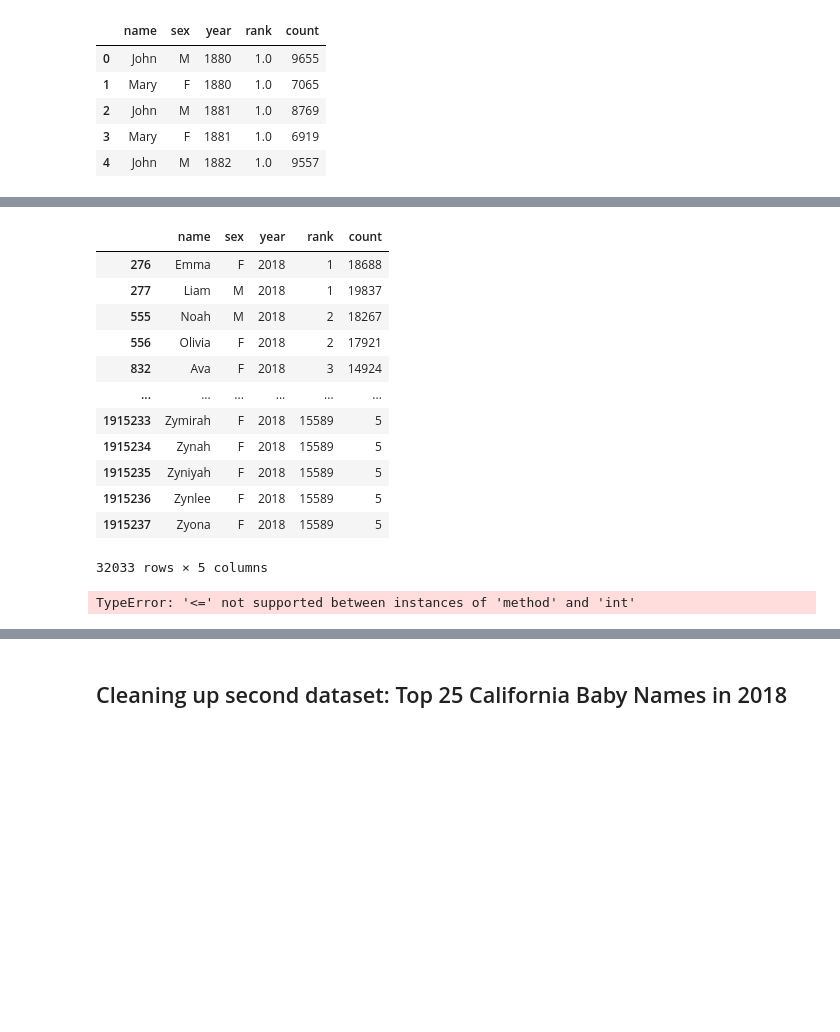
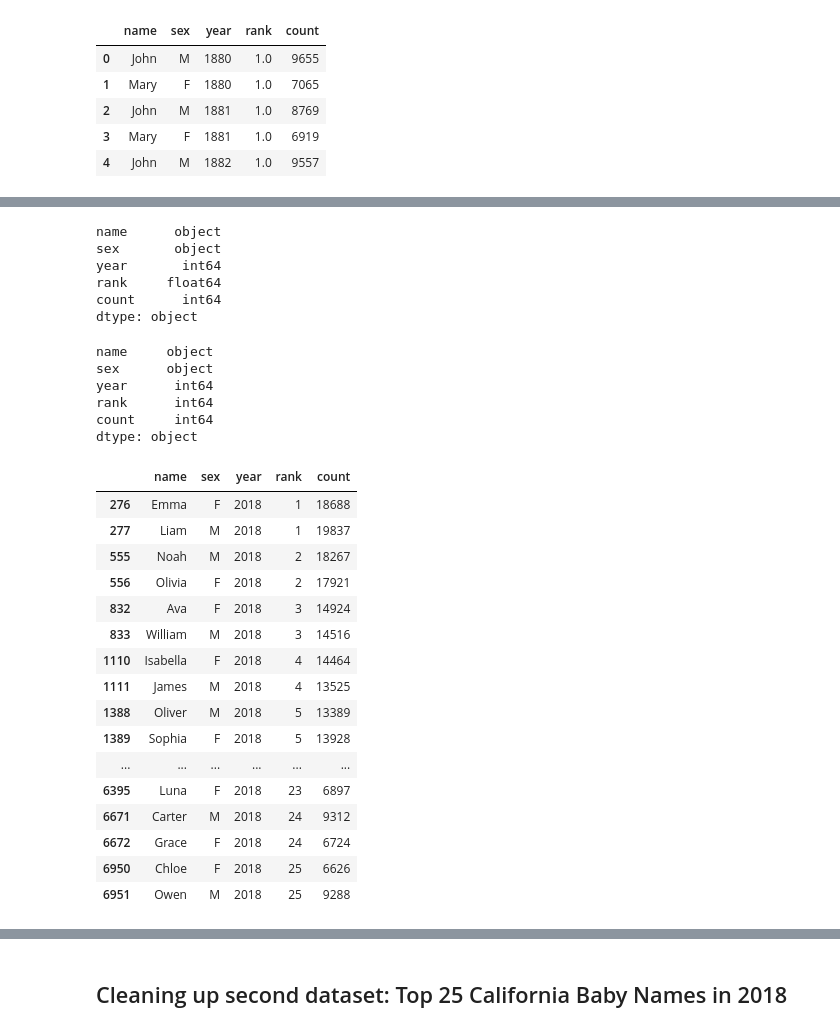
Before and after one commit to teresaflicek/Baby-Names-ETL, a Jupyter notebook: Baby_Names.ipynb, the cells around one changed output, grey strips where cells are left out. Saved outputs shown, nothing was run; the diff lists cells and outputs as text; code cells hidden in the pictures; blank space fills up the shorter version.

Commit message:
cleaned up NA dataset

```diff
--- a/Baby_Names.ipynb
+++ b/Baby_Names.ipynb
@@ -38,21 +22,10 @@ dtype: object
-# %%
-nat_df = national_df[(national_df.year == 2018)]
-nat_df
-# %% [output]
-|  | name | sex | year | rank | count |
-| 276 | Emma | F | 2018 | 1 | 18688 |
-| 277 | Liam | M | 2018 | 1 | 19837 |
-| 555 | Noah | M | 2018 | 2 | 18267 |
-| 556 | Olivia | F | 2018 | 2 | 17921 |
-| 832 | Ava | F | 2018 | 3 | 14924 |
-| ... | ... | ... | ... | ... | ... |
-| 1915233 | Zymirah | F | 2018 | 15589 | 5 |
-| 1915234 | Zynah | F | 2018 | 15589 | 5 |
-| 1915235 | Zyniyah | F | 2018 | 15589 | 5 |
-| 1915236 | Zynlee | F | 2018 | 15589 | 5 |
-| 1915237 | Zyona | F | 2018 | 15589 | 5 |
-32033 rows × 5 columns
-# %%
-nati_df = nat_df[(nat_df.rank <= 25)]
-# %% [output]
-TypeError: '<=' not supported between instances of 'method' and 'int'
+# %%
+#check the value types in each column
+national_df.dtypes
+# %% [output]
+name      object
+sex       object
+year       int64
+rank     float64
+count      int64
+dtype: object
@@ -58,0 +35,34 @@ TypeError: '<=' not supported between instances of 'method' and 'int'
+# %%
+#confirm column type change
+national_df.dtypes
+# %% [output]
+name     object
+sex      object
+year      int64
+rank      int64
+count     int64
+dtype: object
+# %%
+#diplay only the 2018 data and the top 25 baby names to compare to CA dataset and make a copy
+top_nat_names = national_df[(national_df.year == 2018) & (top_nat_names['rank'] <= 25)].copy()
+
+#display the dataframe
+top_nat_names
+# %% [output]
+|  | name | sex | year | rank | count |
+| 276 | Emma | F | 2018 | 1 | 18688 |
+| 277 | Liam | M | 2018 | 1 | 19837 |
+| 555 | Noah | M | 2018 | 2 | 18267 |
+| 556 | Olivia | F | 2018 | 2 | 17921 |
+| 832 | Ava | F | 2018 | 3 | 14924 |
+| 833 | William | M | 2018 | 3 | 14516 |
+| 1110 | Isabella | F | 2018 | 4 | 14464 |
+| 1111 | James | M | 2018 | 4 | 13525 |
+| 1388 | Oliver | M | 2018 | 5 | 13389 |
+| 1389 | Sophia | F | 2018 | 5 | 13928 |
+| ... | ... | ... | ... | ... | ... |
+| 6395 | Luna | F | 2018 | 23 | 6897 |
+| 6671 | Carter | M | 2018 | 24 | 9312 |
+| 6672 | Grace | F | 2018 | 24 | 6724 |
+| 6950 | Chloe | F | 2018 | 25 | 6626 |
+| 6951 | Owen | M | 2018 | 25 | 9288 |
```
Also changed, not shown: parts of 7 cells of this notebook.
